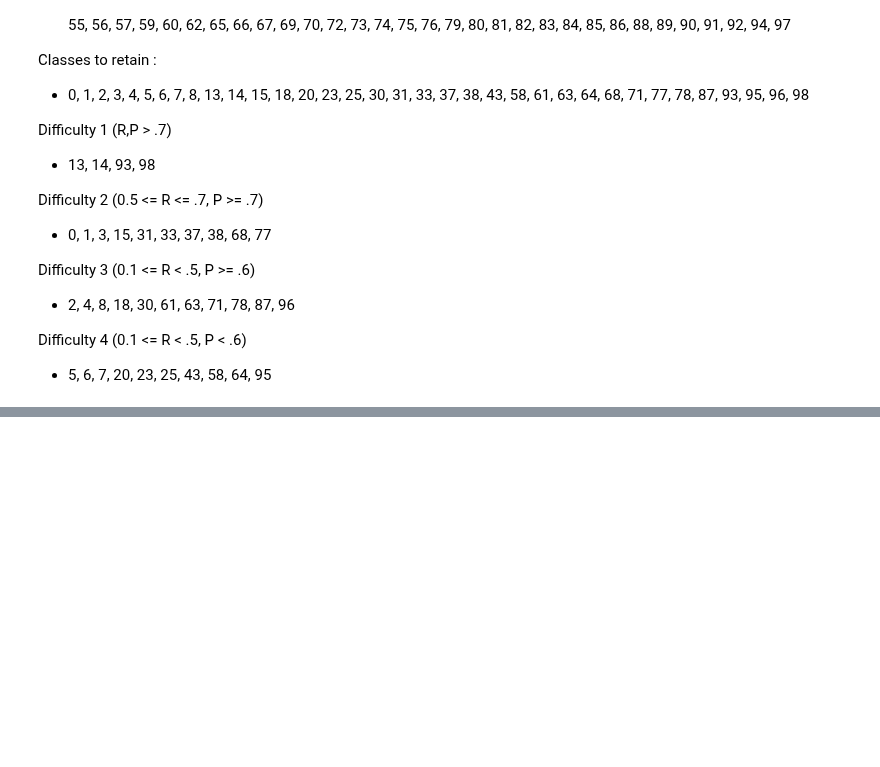
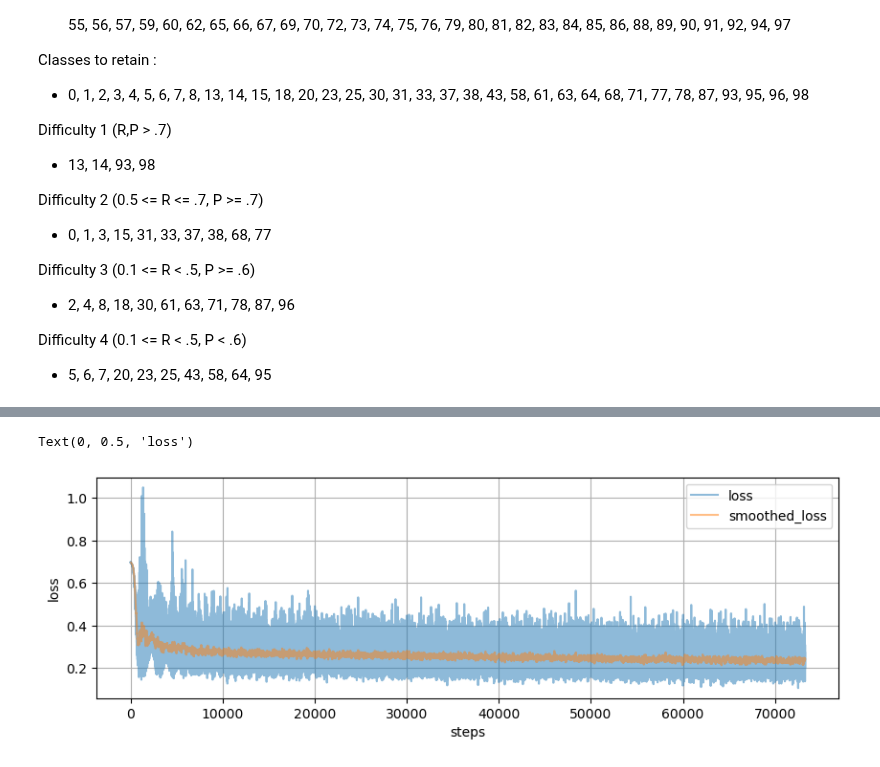
Before and after one commit to Clay-foundation/earth-text, a Jupyter notebook: notebooks/models/04 - multilabel classification.ipynb, the cells around one changed output, grey strips where cells are left out. Drawn from its saved outputs; the diff is of its cells as text; code cells hidden in the pictures; blank space fills up the shorter version.

```diff
--- a/notebooks/models/04 - multilabel classification.ipynb
+++ b/notebooks/models/04 - multilabel classification.ipynb
@@ -186,0 +213,28 @@ Difficulty 4 (0.1 <= R < .5, P < .6)
+# %%
+n_epochs = 20
+
+lossh = []
+for epoch in range(n_epochs):
+    for step, batch in enumerate(dltrain):
+        # extract data from batch
+        x = batch['embedding']
+        t = batch['multilabel'][:, classes_retain]
+
+        # run model
+        o = m(x)[:, classes_retain]
+
+        # compute losses (complex mse or rmse)
+        loss = - torch.mean(torch.log(o + 1e-5)*t + torch.log(1-o + 1e-5)*(1-t))
+
+        # backpropage and update
+        loss.backward()
+        optimizer.step()
+
+        # cosmetics
+        lossn = loss.detach().cpu().numpy()
+        lossh.append(lossn)
+        psummary = np.mean([(p.abs().mean().detach().cpu().numpy()) for p in m.parameters()])
+        lossm = np.mean(lossh[-50:])
+        print(f"epoch {epoch:3} step {step:3d} loss {lossm:.5f} params {psummary:.7f}", end="\r")
+
+    print()
@@ -186,0 +262,8 @@ Difficulty 4 (0.1 <= R < .5, P < .6)
+# %%
+lossp = pd.DataFrame(lossh, columns=['loss'])
+lossp['smoothed_loss'] = lossp.loss.rolling(50).mean()
+lossp.plot(alpha=.5, figsize=(10,3))
+plt.grid(); plt.xlabel("steps"); plt.ylabel("loss")
+# %% [output]
+Text(0, 0.5, 'loss')
+[figure, added]
```
Also changed, not shown: parts of 27 cells of this notebook.
